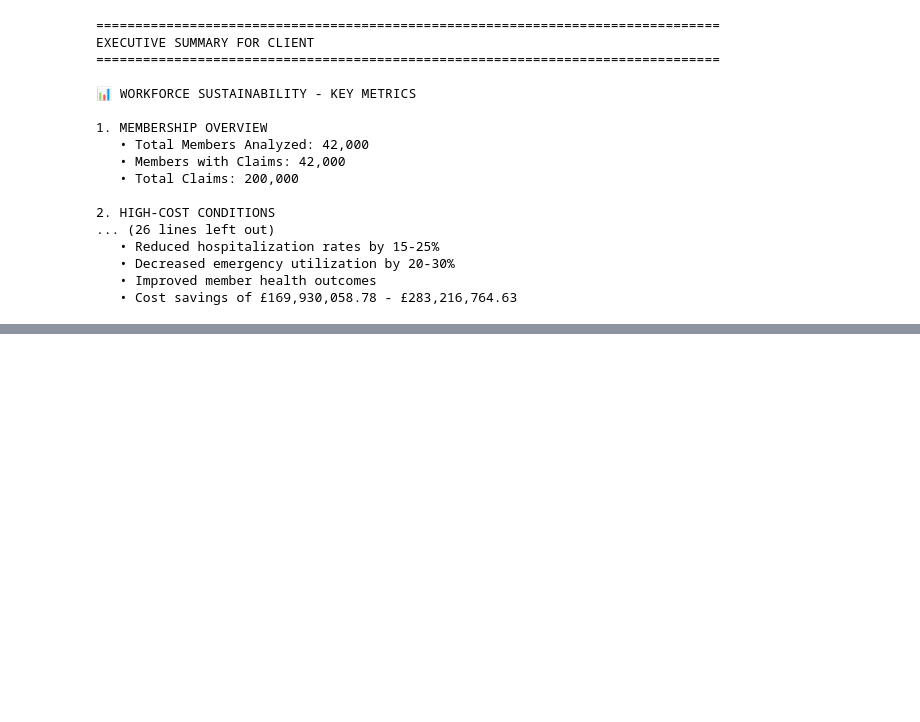
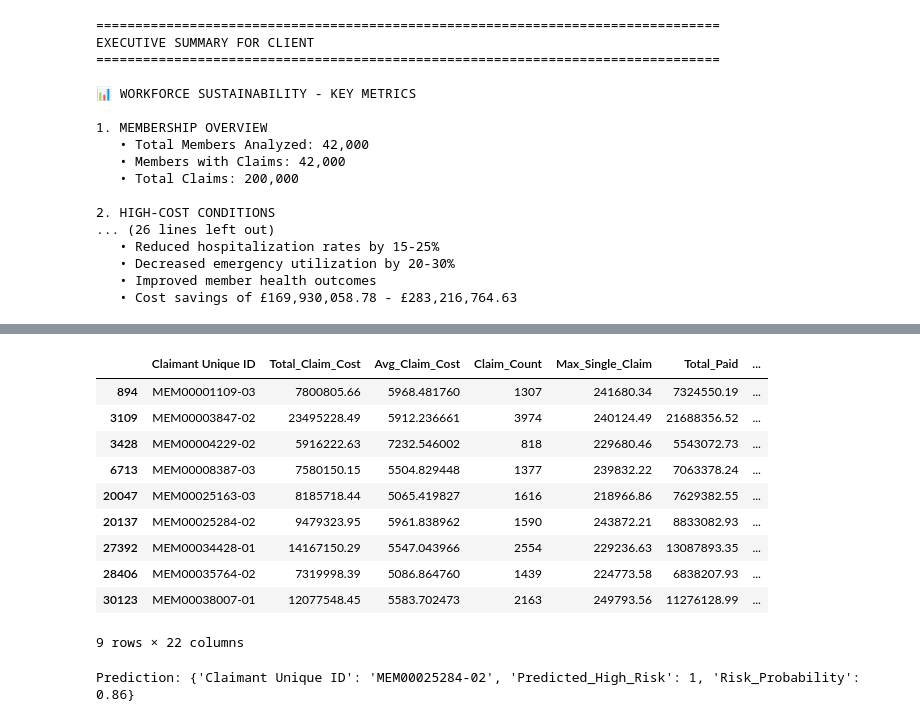
Before and after one commit to Shanu171/merecer_At_risk_project, a Jupyter notebook: workforce_sustainability_updt.ipynb, the cells around one changed output, grey strips where cells are left out. Saved outputs shown, nothing was run; the diff lists cells and outputs as text; code cells hidden in the pictures; blank space fills up the shorter version.

```diff
--- a/test.ipynb
+++ b/workforce_sustainability_updt.ipynb
@@ -1043,0 +727,14 @@ print("4. Set up quarterly reviews to track intervention effectiveness")
+# %%
+modeling_df_v2[modeling_df_v2['High_Risk'] ==1]
+# %% [output]
+|  | Claimant Unique ID | Total_Claim_Cost | Avg_Claim_Cost | Claim_Count | Max_Single_Claim | Total_Paid | ... |
+| 894 | MEM00001109-03 | 7800805.66 | 5968.481760 | 1307 | 241680.34 | 7324550.19 | ... |
+| 3109 | MEM00003847-02 | 23495228.49 | 5912.236661 | 3974 | 240124.49 | 21688356.52 | ... |
+| 3428 | MEM00004229-02 | 5916222.63 | 7232.546002 | 818 | 229680.46 | 5543072.73 | ... |
+| 6713 | MEM00008387-03 | 7580150.15 | 5504.829448 | 1377 | 239832.22 | 7063378.24 | ... |
+| 20047 | MEM00025163-03 | 8185718.44 | 5065.419827 | 1616 | 218966.86 | 7629382.55 | ... |
+| 20137 | MEM00025284-02 | 9479323.95 | 5961.838962 | 1590 | 243872.21 | 8833082.93 | ... |
+| 27392 | MEM00034428-01 | 14167150.29 | 5547.043966 | 2554 | 229236.63 | 13087893.35 | ... |
+| 28406 | MEM00035764-02 | 7319998.39 | 5086.864760 | 1439 | 224773.58 | 6838207.93 | ... |
+| 30123 | MEM00038007-01 | 12077548.45 | 5583.702473 | 2163 | 249793.56 | 11276128.99 | ... |
+9 rows × 22 columns
@@ -1043,0 +836,6 @@ print("4. Set up quarterly reviews to track intervention effectiveness")
+# %%
+# Predict by Claimant Unique ID (replace with a real ID from modeling_df_v2):
+some_id = modeling_df_v2.iloc[20137]['Claimant Unique ID']
+op = predict_member(some_id)
+# %% [output]
+Prediction: {'Claimant Unique ID': 'MEM00025284-02', 'Predicted_High_Risk': 1, 'Risk_Probability': 0.86}
```
Also changed, not shown: parts of 13 cells of this notebook, 6 other files.
